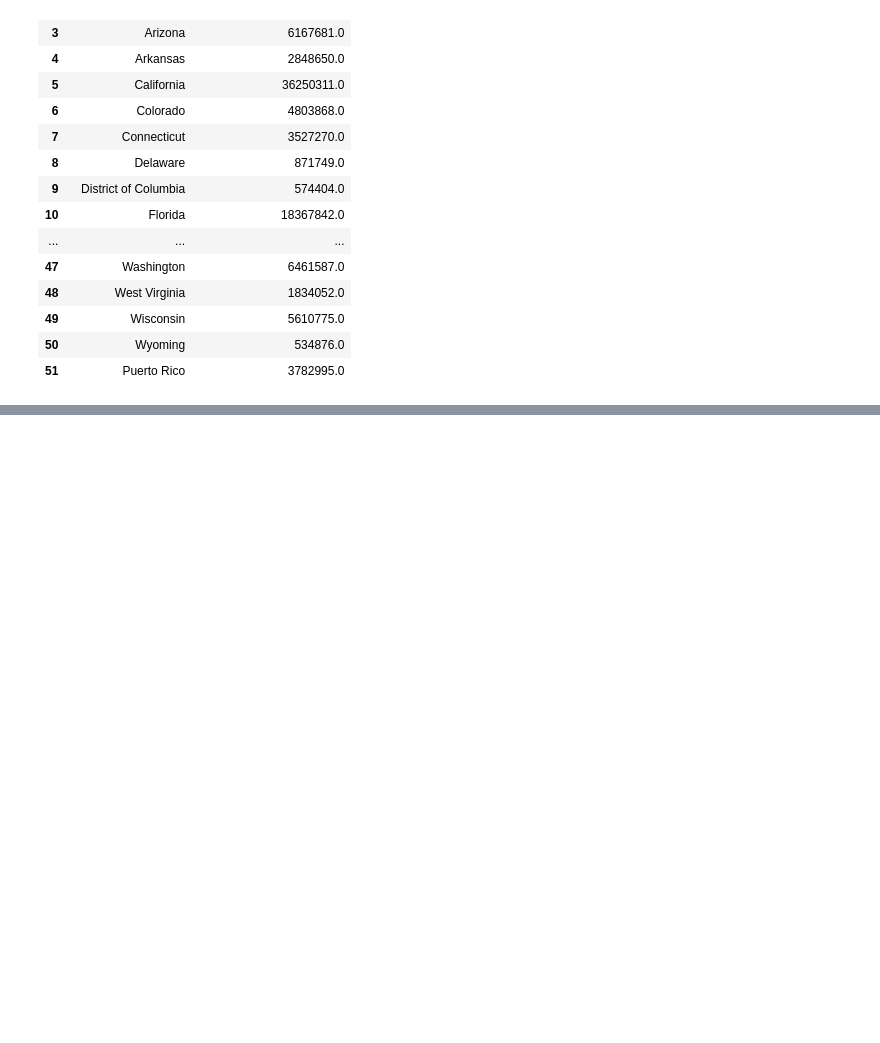
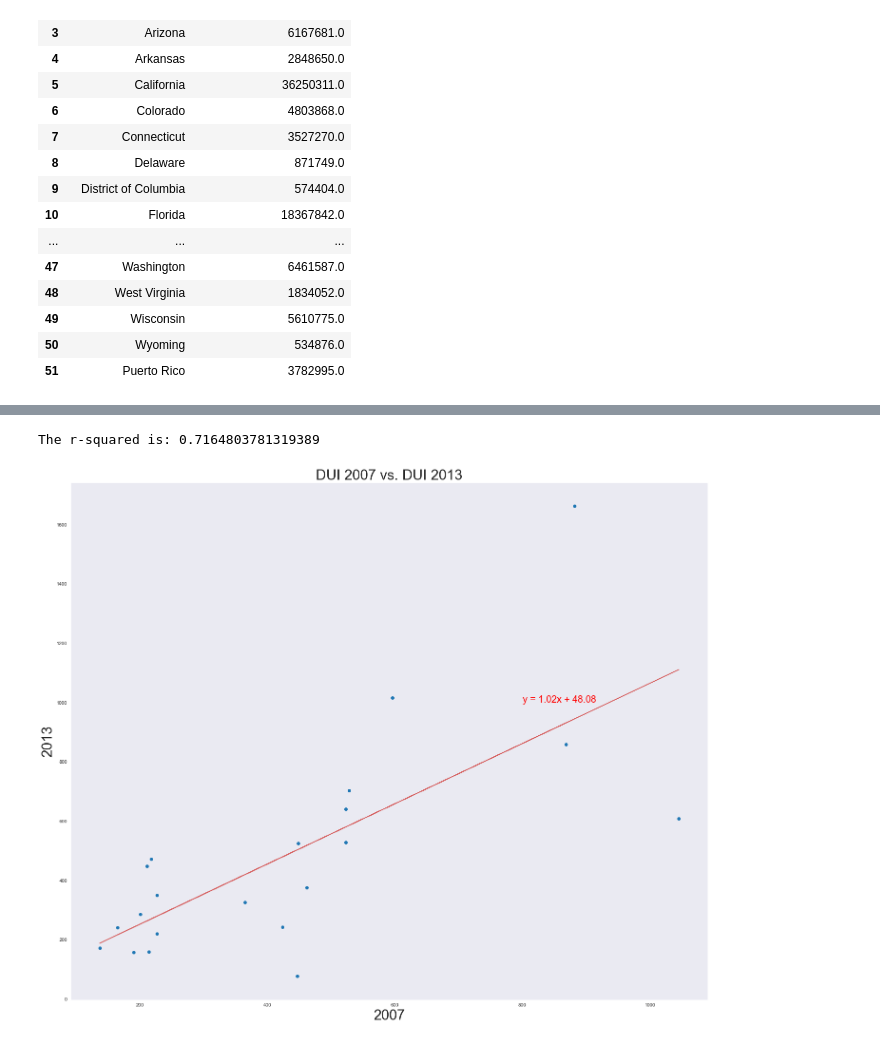
Before and after one commit to Nickfeliciano2/DUI-Statistical-Analysis-API, a Jupyter notebook: Dui_State_Population_2007.ipynb, the cells around one changed output, grey strips where cells are left out. Drawn from its saved outputs; the diff is of its cells as text; code cells hidden in the pictures; blank space fills up the shorter version.

```diff
--- a/Dui_State_Population_2007.ipynb
+++ b/Dui_State_Population_2007.ipynb
@@ -14,6 +14,8 @@ from bokeh.models import ColumnDataSource
 from bokeh.palettes import  Turbo256, Spectral
 from bokeh.plotting import figure
 from bokeh.transform import factor_cmap
+from scipy.stats import linregress
+
 #from bokeh.sampledata.autompg import autompg_clean as df
 
 #output file
@@ -24,10 +26,12 @@ from bokeh.transform import factor_cmap
 Census_2007 = os.path.join('Census_output', 'Census_data_total_2007.csv')
 Census_2013 = os.path.join('Census_output', 'Census_data_total_2013.csv')
 DUI = os.path.join('elizabeth_project_work', 'output_data_file', 'dui2007stats.csv')
+DUI_2013 = os.path.join('elizabeth_project_work', 'output_data_file', 'dui2013stats.csv')
 
 Census_2007_df = pd.read_csv(Census_2007)
 Census_2013_df = pd.read_csv(Census_2013)
 DUI_df = pd.read_csv(DUI)
+DUI_2013_df = pd.read_csv(DUI_2013)
 # %%
 New_DUI_df = DUI_df[['State_2007', ]]
 state_count = New_DUI_df['State_2007'].value_counts().rename_axis('State_2007').reset_index(name='DUI Count')
@@ -109,0 +115,6 @@ Text(0.5, 1.0, 'DUI By State Vs Total Population for 2007')
+# %%
+New_DUI_2013_df = DUI_2013_df[['State_2013', ]]
+state_count_2013 = New_DUI_2013_df['State_2013'].value_counts().rename_axis('State_2013').reset_index(name='DUI Count')
+state_count_2013 = state_count_2013.drop([3,14,19])
+state_count_2013.sort_values(by=['State_2013'], inplace=True)
+state_count_2013
@@ -109,0 +139,6 @@ Text(0.5, 1.0, 'DUI By State Vs Total Population for 2007')
+# %%
+New_DUI_df = DUI_df[['State_2007', ]]
+state_count = New_DUI_df['State_2007'].value_counts().rename_axis('State_2007').reset_index(name='DUI Count')
+state_count = state_count.drop([3,4,16,21,22,23])
+state_count.sort_values(by=['State_2007'], inplace=True)
+state_count
@@ -109,0 +163,20 @@ Text(0.5, 1.0, 'DUI By State Vs Total Population for 2007')
+# %%
+
+x_values = state_count['DUI Count']
+y_values = state_count_2013['DUI Count']
+(slope, intercept, rvalue, pvalue, stderr) = linregress(x_values, y_values)
+regress_values = x_values * slope + intercept
+line_eq = "y = " + str(round(slope,2)) + "x + " + str(round(intercept,2))
+plt.scatter(x_values,y_values)
+plt.plot(x_values,regress_values,"r-", markersize= 50)
+plt.annotate(line_eq,(800,1000),fontsize=20,color="red")
+plt.xlabel('2007',size = 30)
+plt.ylabel('2013',size = 30)
+plt.title('DUI 2007 vs. DUI 2013',size = 30)
+
+
+#plt.savefig('Figures/NMvL.png')
+print(f'The r-squared is: {rvalue}')
+# %% [output]
+The r-squared is: 0.7164803781319389
+[figure, added]
```
Also changed, not shown: parts of 3 cells of this notebook, 2 other files.
